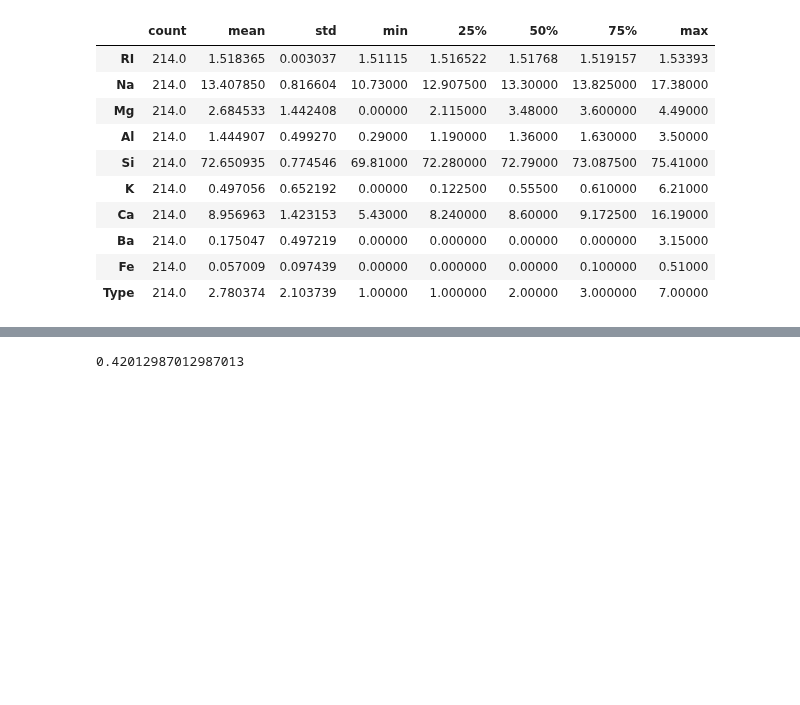
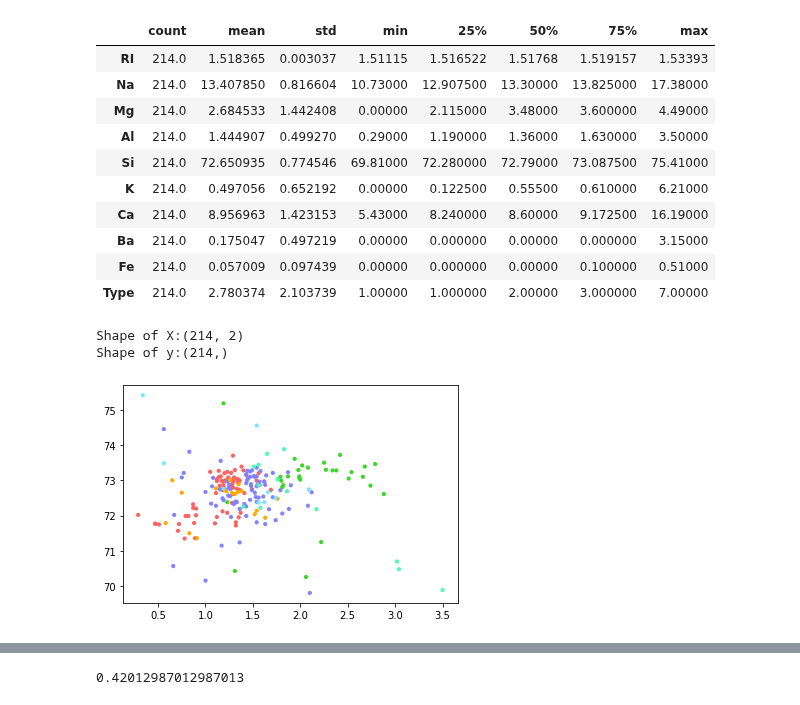
Before and after one commit to Bhavin52/Assignment, a Jupyter notebook: KNN_Q2.ipynb, the cells around one changed output, grey strips where cells are left out. Drawn from its saved outputs; the diff is of its cells as text; code cells hidden in the pictures; blank space fills up the shorter version.

```diff
--- a/KNN_Q2.ipynb
+++ b/KNN_Q2.ipynb
@@ -32,3 +36,22 @@ glass.describe().T
 | Ba | 214.0 | 0.175047 | 0.497219 | 0.00000 | 0.000000 | 0.00000 | 0.000000 | 3.15000 |
 | Fe | 214.0 | 0.057009 | 0.097439 | 0.00000 | 0.000000 | 0.00000 | 0.100000 | 0.51000 |
 | Type | 214.0 | 2.780374 | 2.103739 | 1.00000 | 1.000000 | 2.00000 | 3.000000 | 7.00000 |
+# %%
+#converting the data to array for plotting.
+X = np.array(glass.iloc[:,3:5])
+y = np.array(glass['Type'])
+print("Shape of X:"+str(X.shape))
+print("Shape of y:"+str(y.shape))
+# %% [output]
+Shape of X:(214, 2)
+Shape of y:(214,)
+# %%
+# custome color maps
+cm_dark = ListedColormap(['#ff6060', '#8282ff','#ffaa00','#fff244','#4df9b9','#76e8fc','#3ad628'])
+cm_bright = ListedColormap(['#ffafaf', '#c6c6ff','#ffaa00','#ffe2a8','#bfffe7','#c9f7ff','#9eff93'])
+# %%
+# Create color maps
+plt.scatter(X[:,0],X[:,1],c=y,cmap=cm_dark,s=10,label=y)
+plt.show()
+# %% [output]
+[figure, added]
```
Also changed, not shown: parts of 2 cells of this notebook.
